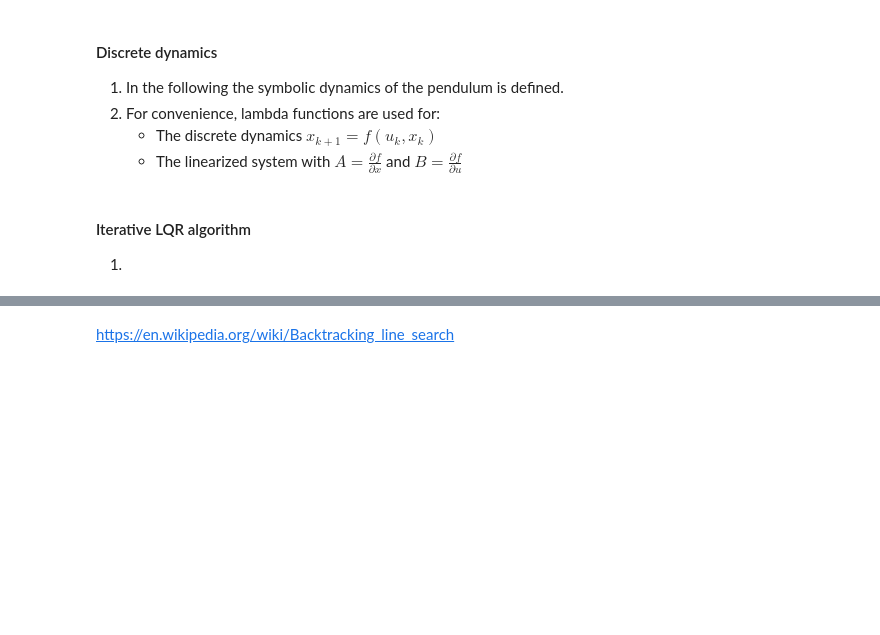
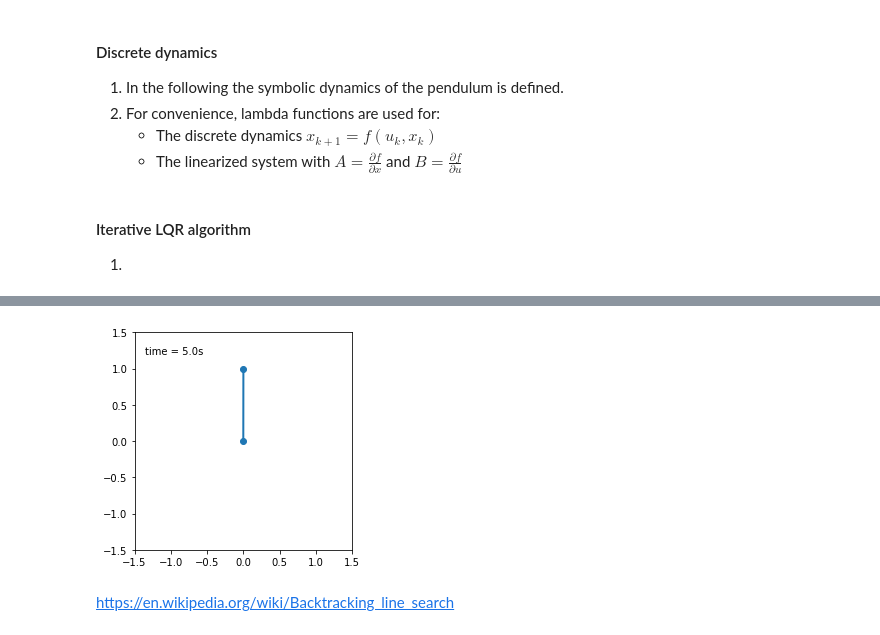
Before and after one commit to xyyeh/learning, a Jupyter notebook: General/notes/Optimal Control/ILQR.ipynb, the cells around one changed output, grey strips where cells are left out. Cells and saved outputs as stored; diff of their text form; code cells hidden in the pictures; blank space fills up the shorter version.

Commit message:
Animation added

```diff
--- a/General/notes/Optimal Control/ILQR.ipynb
+++ b/General/notes/Optimal Control/ILQR.ipynb
@@ -414,0 +431,42 @@ NameError: name 'A' is not defined
+# %%
+%matplotlib inline
+
+import matplotlib.pyplot as plt
+
+from matplotlib import animation, rc
+from IPython.display import HTML
+
+# subsample theta every 5 samples
+_DECIMATE = 5
+states_subsample = states[1:-1:_DECIMATE,0].copy()
+
+pendulum_length = parameters[2]
+x_pos = pendulum_length*np.sin(states_subsample)
+y_pos = -pendulum_length*np.cos(states_subsample)
+
+fig, ax = plt.subplots()
+
+ax.set_xlim((-1.5, 1.5))
+ax.set_ylim((-1.5, 1.5))
+ax.set_aspect('equal', 'box')
+
+line, = ax.plot([], [], 'o-', lw=2)
+time_template = 'time = %.1fs'
+time_text = ax.text(0.05, 0.9, '', transform=ax.transAxes)
+
+def init():
+    line.set_data([], [])
+    return (line, time_text)
+
+def animate(i):
+    x = [0, x_pos[i]]
+    y = [0, y_pos[i]]
+    line.set_data(x, y)
+    time_text.set_text(time_template % (i*_DECIMATE*dt))
+    return (line, time_text)
+
+# call the animator. blit=True means only re-draw the parts that have changed.
+anim = animation.FuncAnimation(fig, animate, init_func=init, frames=len(states_subsample), interval=25, blit=True)
+
+HTML(anim.to_html5_video())
+# %% [output]
@@ -415,2 +474,3 @@ NameError: name 'A' is not defined
+[figure, added]
 # %% [markdown]
 https://en.wikipedia.org/wiki/Backtracking_line_search
```
Also changed, not shown: parts of 2 cells of this notebook.
